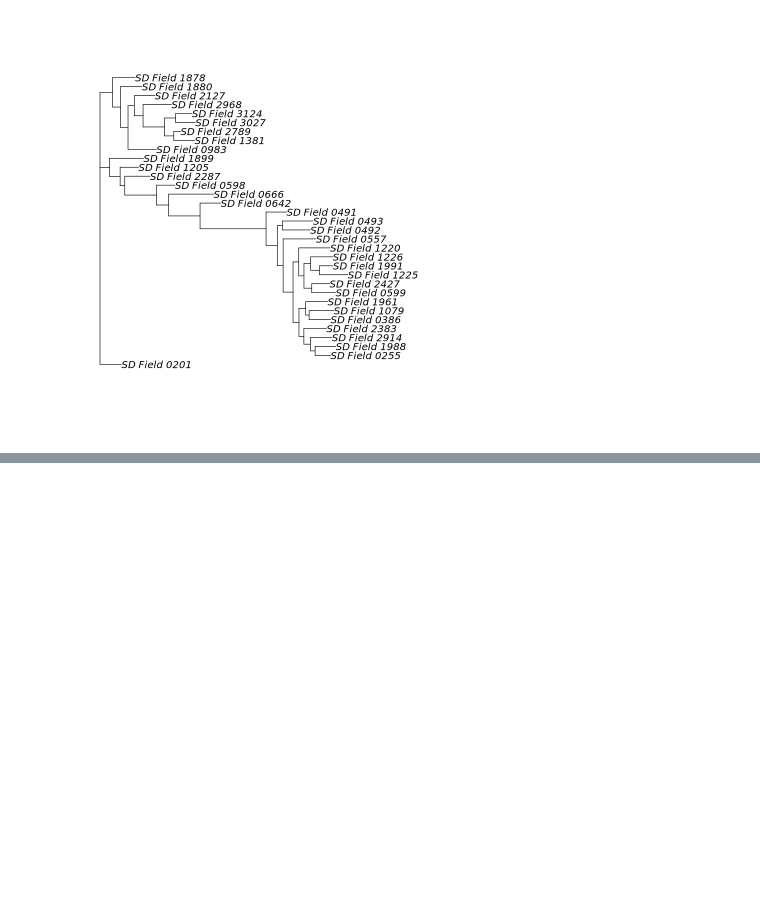
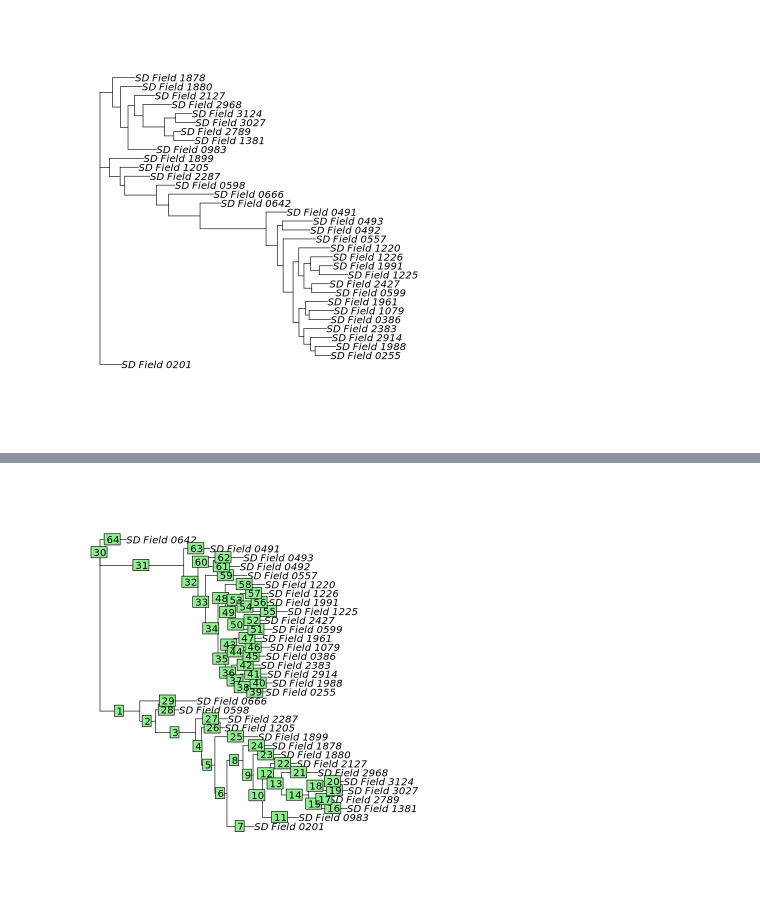
Before and after one commit to wyoibc/RADseq_cloud_learn, a Jupyter notebook: plot_phylo.ipynb, the cells around one changed output, grey strips where cells are left out. Cells and saved outputs as stored; diff of their text form; code cells hidden in the pictures; blank space fills up the shorter version.

```diff
--- a/plot_phylo.ipynb
+++ b/plot_phylo.ipynb
@@ -29,0 +61,17 @@ plot.phylo(iq_tree) # plot the tree
+# %%
+# MRCA way - this is probably better
+
+# Specify the taxa for the "outgroup"
+taxa <- c("SD_Field_0642", "SD_Field_0255")
+
+# Get the MRCA node
+mrca_node <- getMRCA(iq_tree, taxa)
+
+# Root the tree at the MRCA node
+rooted_tree <- root(iq_tree, node = mrca_node, resolve.root = TRUE)
+
+# Plot the rooted tree
+plot(rooted_tree)
+edgelabels()
+# %% [output]
+[figure, added]
```
Also changed, not shown: parts of 11 cells of this notebook.
